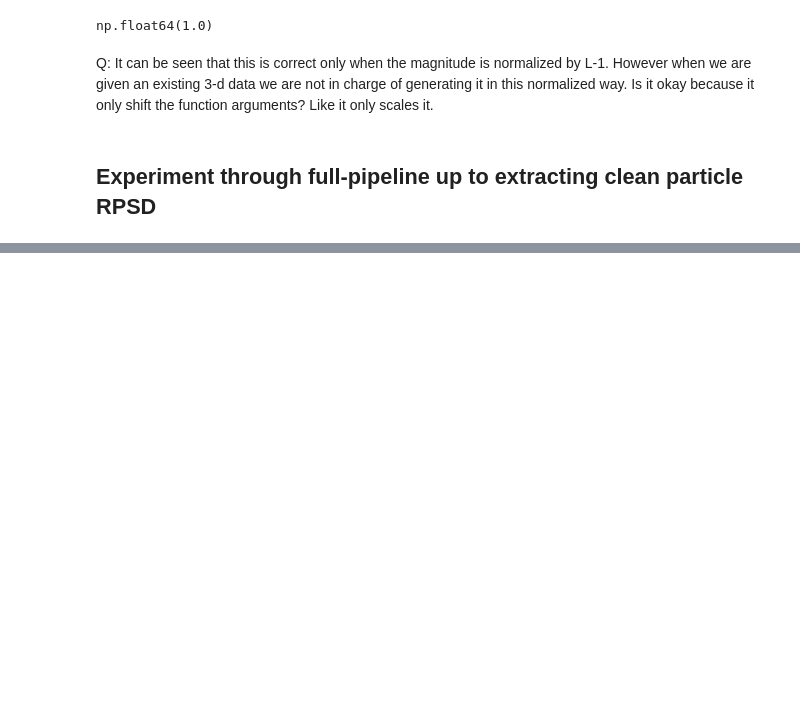
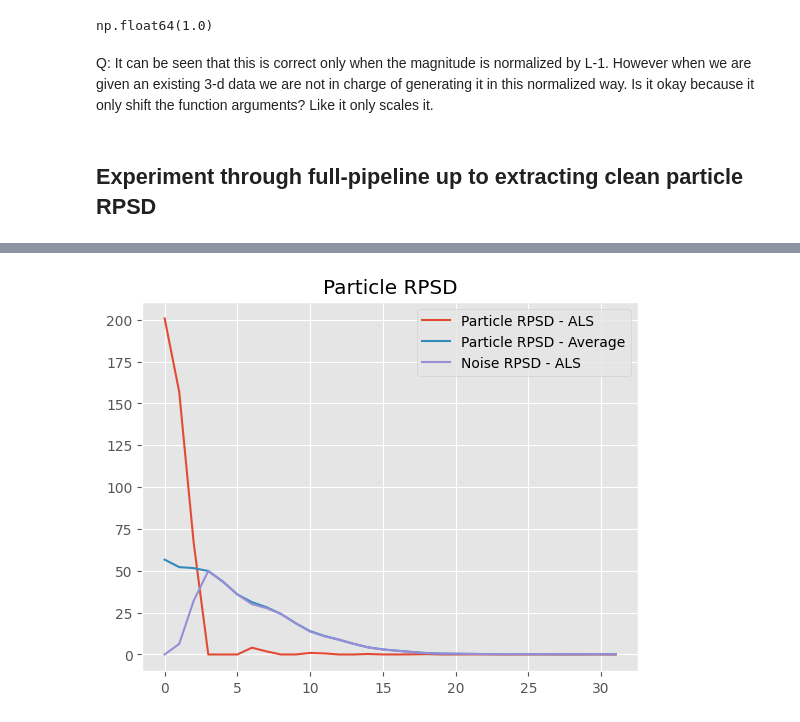
Before and after one commit to oppositecategory/3D_KLT, a Jupyter notebook: notebooks/full_RPSD_calculation.ipynb, the cells around one changed output, grey strips where cells are left out. Drawn from its saved outputs; the diff is of its cells as text; code cells hidden in the pictures; blank space fills up the shorter version.

```diff
--- a/notebooks/full_RPSD_calculation.ipynb
+++ b/notebooks/full_RPSD_calculation.ipynb
@@ -248,9 +253,9 @@ def radial_average(X, bins, n):
         bin_len = bins[j][0].size
         S[j] += np.sum(X[bins[j]])/bin_len
     return S
+
+# TODO: Re-write radial average to be vmap-able
+rblocks = np.zeros((K,L))
+for k in range(K):
+    rblocks[k] = radial_average(psds[k],bins,L)
-# %%
-# TODO: Re-write radial average to be vmap-able
-rblocks = np.zeros((K,L))
-for k in range(K):
-    rblocks[j,:] = radial_average(psds[k],bins,L)
 # %%
@@ -260,3 +265,8 @@ factorization = alternating_least_squares_solver(rblocks,200,1e-2)
 # %%
-particle_psd = factorization.gamma
-noise_psd = factorization.v
+plt.plot(particle_psd, label='Particle RPSD - ALS')
+plt.plot(np.mean(rblocks,axis=0),label='Particle RPSD - Average')
+plt.plot(noise_psd, label='Noise RPSD - ALS')
+plt.title("Particle RPSD")
+plt.legend();
+# %% [output]
+[figure, added]
```
Also changed, not shown: parts of 23 cells of this notebook, 2 other files.
